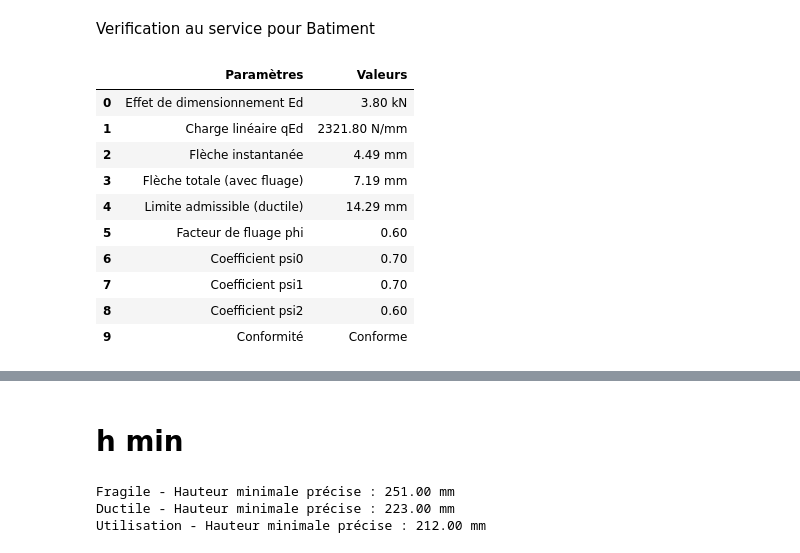
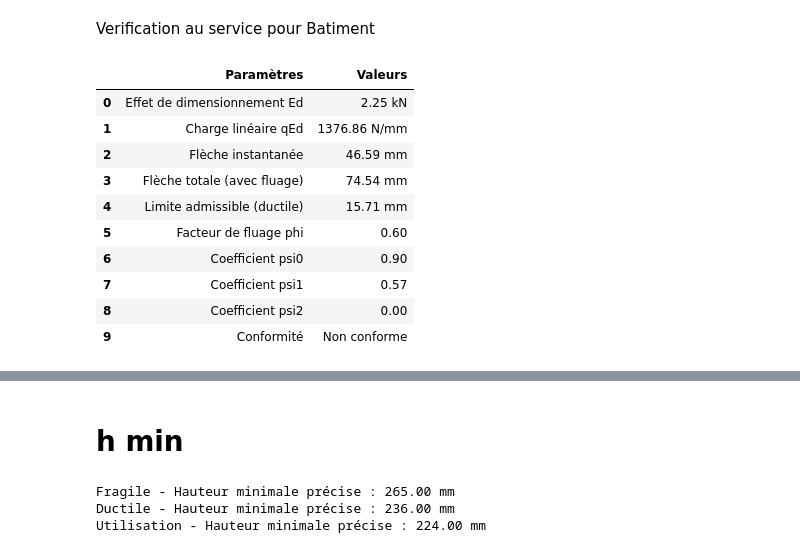
Before and after one commit to Erazq/Bois, a Jupyter notebook: Aptitude au service.ipynb, the cells around one changed output, grey strips where cells are left out. Saved outputs shown, nothing was run; the diff lists cells and outputs as text; code cells hidden in the pictures.

```diff
--- a/Aptitude au service.ipynb
+++ b/Aptitude au service.ipynb
@@ -94,51 +94,51 @@ def obtenir_E_classe_bois():
     }
 
 # Paramètres par défaut
-classe_bois = "GL24h"
+classe_bois = "C24"
 classe_humidite = 1
 cas_charge = "ductile"
-categorie_norme = "C1"
-L = 5000 #mm
-b = 200  #mm
-h = 280
+categorie_norme = "Neige"
+L = 5500 #mm
+b = 140  #mm
+h = 140
  #mm
-Gk = 1  #kN/m2
+Gk = 1.4  #kN/m2
 entrax = 0.611 #m
-h0 = 580 #m
+h0 = 580 #mm
 qkn = 1.5 #kN/m2 (exemple de valeur pour la neige)
 
 # Calcul des paramètres
 E_values = obtenir_E_classe_bois()
 phi_values = {1: 0.6, 2: 0.8, 3: 2.0}
 E = E_values[classe_bois] * 1e3
 phi = phi_values[classe_humidite]
 Qk1 = obtenir_Qk_norme(categorie_norme, qkn)
 psi0, psi1, psi2 = obtenir_psi(categorie_norme, h0)
 
 Ed = Gk + psi1 * Qk1 if cas_charge == "ductile" else Gk + psi0 * Qk1 if cas_charge == "fragile" else psi1 * Qk1 + psi2 * (Qk1 / 2)
 I = calcul_moment_inertie(b, h)
 qEd = (Ed * 1e3) * entrax
 w_el = calcul_fleche_instantanee(qEd, L, E, I)
 w_tot = calcul_fleche_totale(w_el, phi)
 conforme, w_adm = verif_fleche(w_tot, L, cas_charge)
 
 # Création du tableau de résultats
 resultats = creer_tableau_resultats(Ed, qEd, w_el, w_tot, w_adm, cas_charge, conforme, phi, psi0, psi1, psi2)
 
 # Affichage des résultats
 display(resultats)
 # %% [output]
 |  | Paramètres | Valeurs |
-| 0 | Effet de dimensionnement Ed | 3.80 kN |
-| 1 | Charge linéaire qEd | 2321.80 N/mm |
-| 2 | Flèche instantanée | 4.49 mm |
-| 3 | Flèche totale (avec fluage) | 7.19 mm |
-| 4 | Limite admissible (ductile) | 14.29 mm |
+| 0 | Effet de dimensionnement Ed | 2.25 kN |
+| 1 | Charge linéaire qEd | 1376.86 N/mm |
+| 2 | Flèche instantanée | 46.59 mm |
+| 3 | Flèche totale (avec fluage) | 74.54 mm |
+| 4 | Limite admissible (ductile) | 15.71 mm |
 | 5 | Facteur de fluage phi | 0.60 |
-| 6 | Coefficient psi0 | 0.70 |
-| 7 | Coefficient psi1 | 0.70 |
-| 8 | Coefficient psi2 | 0.60 |
-| 9 | Conformité | Conforme |
+| 6 | Coefficient psi0 | 0.90 |
+| 7 | Coefficient psi1 | 0.57 |
+| 8 | Coefficient psi2 | 0.00 |
+| 9 | Conformité | Non conforme |
 # %% [markdown]
 ![image.png](attachment:image.png)
 ![image-2.png](attachment:image-2.png)
@@ -224,7 +224,7 @@ for cas in ["fragile", "ductile", "utilisation"]:
 for cas, h_min in resultats_hauteur_min.items():
     print(f"{cas.capitalize()} - Hauteur minimale précise : {h_min:.2f} mm")
 # %% [output]
-Fragile - Hauteur minimale précise : 251.00 mm
-Ductile - Hauteur minimale précise : 223.00 mm
-Utilisation - Hauteur minimale précise : 212.00 mm
+Fragile - Hauteur minimale précise : 265.00 mm
+Ductile - Hauteur minimale précise : 236.00 mm
+Utilisation - Hauteur minimale précise : 224.00 mm
 # %% [markdown]
```
Also changed, not shown: parts of 1 cell of this notebook, 1 other file.
